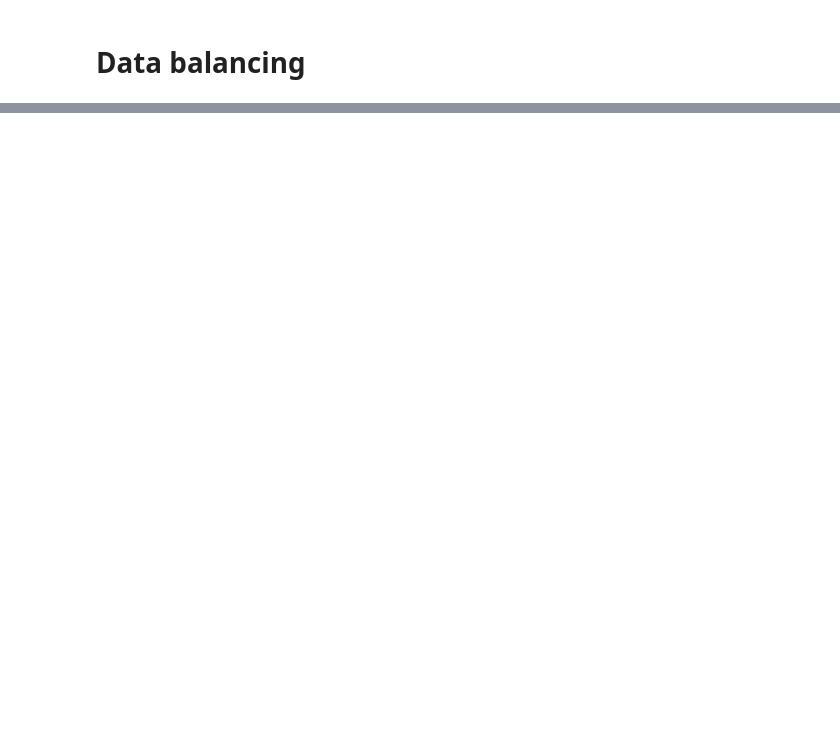
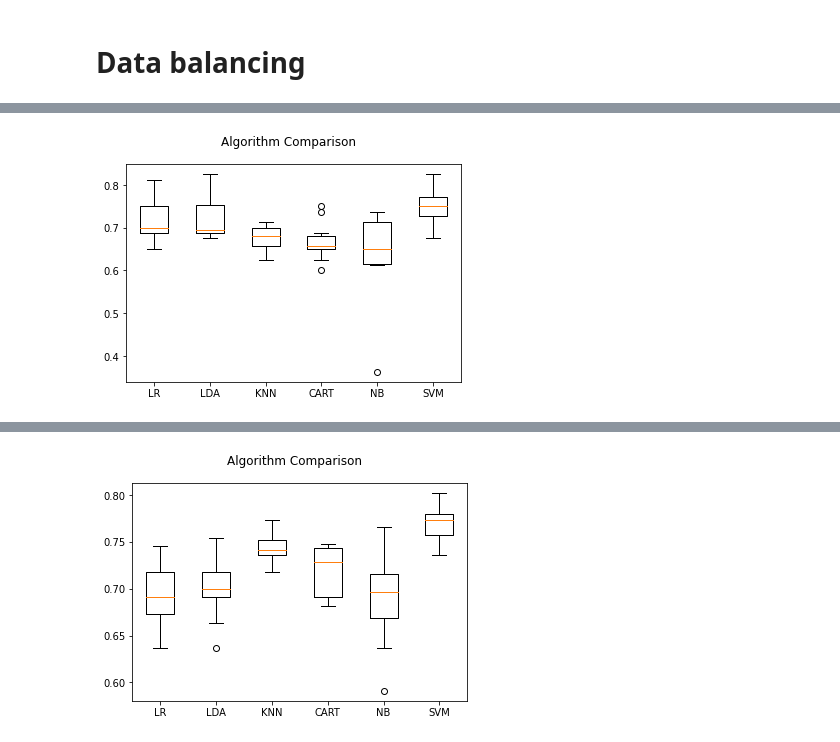
Before and after one commit to Erifai/SupervisedLearningProjectM2, a Jupyter notebook: SupervisedLearningProjectM2.ipynb, the cells around one changed output, grey strips where cells are left out. Saved outputs shown, nothing was run; the diff lists cells and outputs as text; code cells hidden in the pictures; blank space fills up the shorter version.

```diff
--- a/SupervisedLearningProjectM2.ipynb
+++ b/SupervisedLearningProjectM2.ipynb
@@ -550,3 +695,10 @@ A49        63  34
+# %%
+# Split-out validation dataset
+X = new_dff.drop('Risk', 1).values
+Y = new_dff["Risk"].values
+validation_size = 0.20
+seed = 7
+X_train, X_validation, Y_train, Y_validation = train_test_split(X, Y, test_size=validation_size, random_state=seed)
 # %% [markdown]
 # Data balancing
 # %%
@@ -554,8 +710,6 @@ A49        63  34
 # %%
-from sklearn.model_selection import train_test_split
-from collections import Counter
-
-
-X_train, X_test, y_train, y_test = train_test_split(X, y, test_size=0.3, random_state=100)
-print(f"Training target statistics: {Counter(y_train)}")
-print(f"Testing target statistics: {Counter(y_test)}")
+from imblearn.over_sampling import SMOTE
+over_sampler = SMOTE(k_neighbors=2)
+X_res, Y_res = over_sampler.fit_resample(X_train, Y_train)
+print(f"Training target statistics: {Counter(Y_res)}")
+print(f"Testing target statistics: {Counter(Y_validation)}")
@@ -594,0 +725,58 @@ dff = df[['Age en années','Sexe','Travail','Logement',"Compte d'épargne",'Stat
+# %%
+# Evaluate Algorithms
+
+# Test options and evaluation metric
+num_folds = 10
+seed = 7
+scoring = 'accuracy'
+
+# Spot Check Algorithms
+models = []
+models.append(('LR', LogisticRegression()))
+models.append(('LDA', LinearDiscriminantAnalysis()))
+models.append(('KNN', KNeighborsClassifier()))
+models.append(('CART', DecisionTreeClassifier()))
+models.append(('NB', GaussianNB()))
+models.append(('SVM', SVC()))
+results = []
+names = []
+for name, model in models:
+	kfold = KFold(n_splits=num_folds, random_state=seed,shuffle=True)
+	cv_results = cross_val_score(model, X_train, Y_train, cv=kfold, scoring=scoring)
+	results.append(cv_results)
+	names.append(name)
+	msg = "%s: %f (%f)" % (name, cv_results.mean(), cv_results.std())
+	print(msg)
+
+# Compare Algorithms
+fig = pyplot.figure()
+fig.suptitle('Algorithm Comparison')
+ax = fig.add_subplot(111)
+pyplot.boxplot(results)
+ax.set_xticklabels(names)
+pyplot.show()
+
+#-------------------------------------------------------------------------------------------------
+print("-----------------------------------------------------------------------------------------")
+print("Balanced Data")
+print("-----------------------------------------------------------------------------------------")
+
+# Evaluate Algorithms
+results = []
+names = []
+for name, model in models:
+	kfold = KFold(n_splits=num_folds, random_state=seed,shuffle=True)
+	cv_results = cross_val_score(model, X_res, Y_res, cv=kfold, scoring=scoring)
+	results.append(cv_results)
+	names.append(name)
+	msg = "%s: %f (%f)" % (name, cv_results.mean(), cv_results.std())
+	print(msg)
+
+# Compare Algorithms
+fig = pyplot.figure()
+fig.suptitle('Algorithm Comparison')
+ax = fig.add_subplot(111)
+pyplot.boxplot(results)
+ax.set_xticklabels(names)
+pyplot.show()
+# %% [output]
@@ -594,0 +789 @@ dff = df[['Age en années','Sexe','Travail','Logement',"Compte d'épargne",'Stat
+[figure, added]
@@ -594,0 +799 @@ dff = df[['Age en années','Sexe','Travail','Logement',"Compte d'épargne",'Stat
+[figure, added]
```
Also changed, not shown: parts of 23 cells of this notebook.
